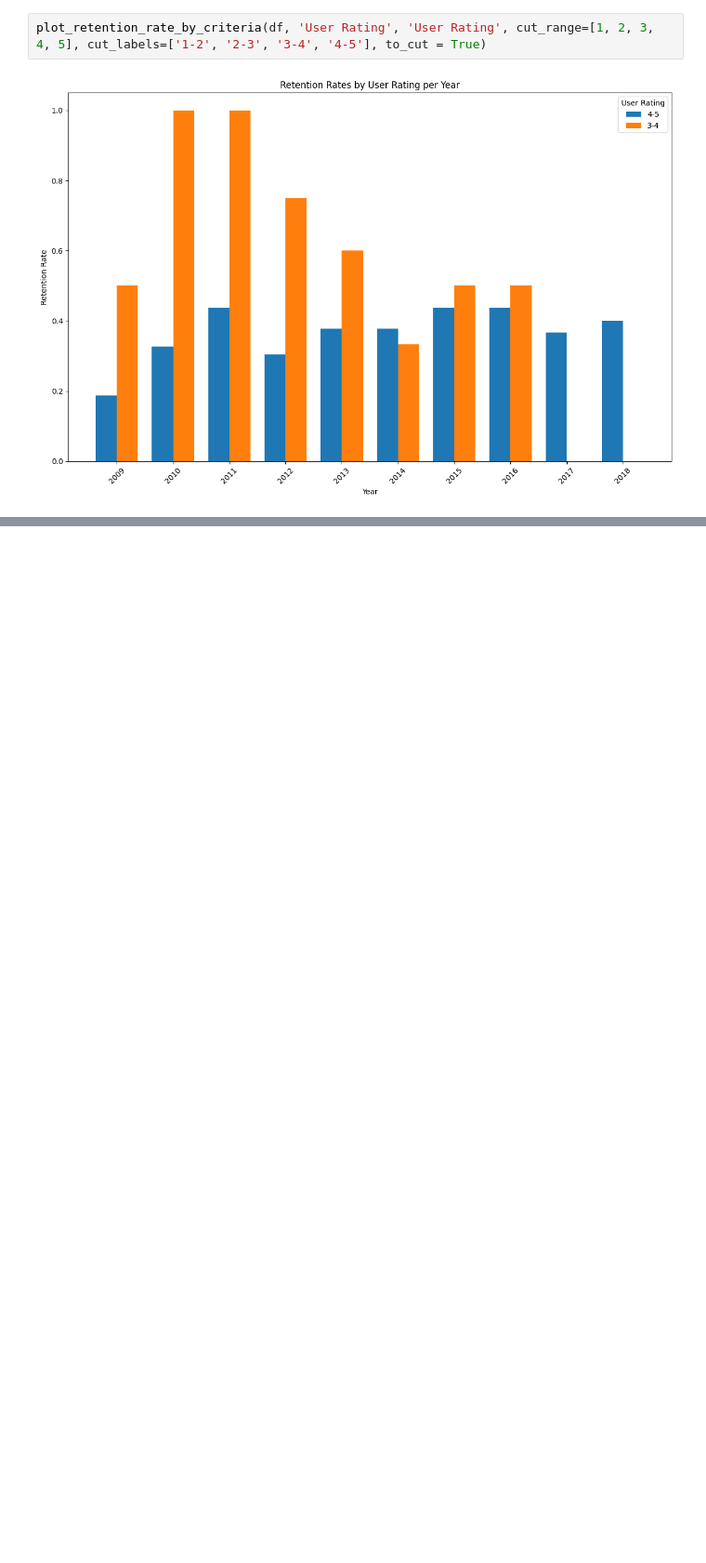
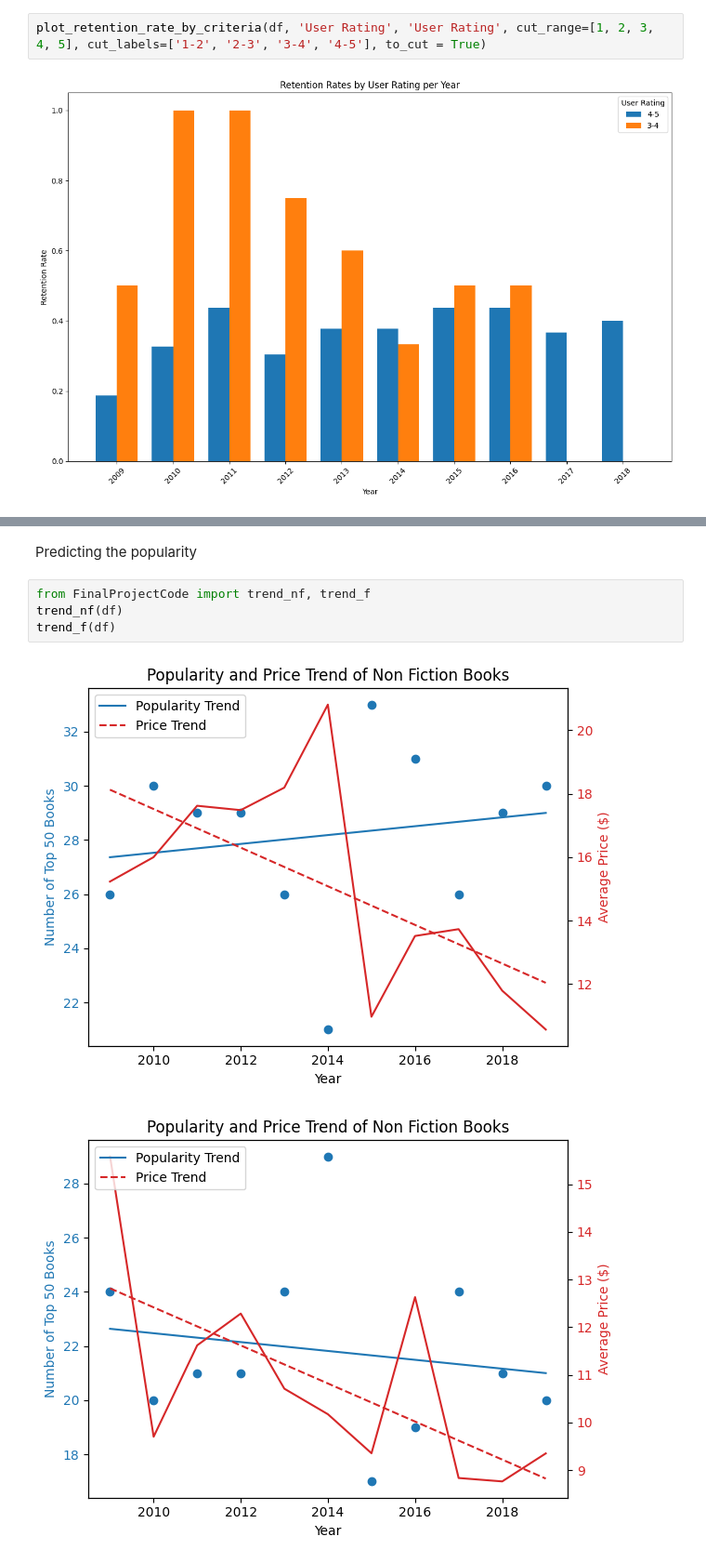
Before and after one commit to Eemkayy/cs210, a Jupyter notebook: FinalProject.ipynb, the cells around one changed output, grey strips where cells are left out. Shown: that part at 93% size. Drawn from its saved outputs; the diff is of its cells as text; blank space fills up the shorter version.

```diff
--- a/FinalProject.ipynb
+++ b/FinalProject.ipynb
@@ -103,0 +109,9 @@ plot_retention_rate_by_criteria(df, 'User Rating', 'User Rating', cut_range=[1,
+# %% [markdown]
+Predicting the popularity
+# %%
+from FinalProjectCode import trend_nf, trend_f
+trend_nf(df)
+trend_f(df)
+# %% [output]
+[figure, added]
+[figure, added]
```
Also changed, not shown: parts of 1 cell of this notebook, 1 other file.
